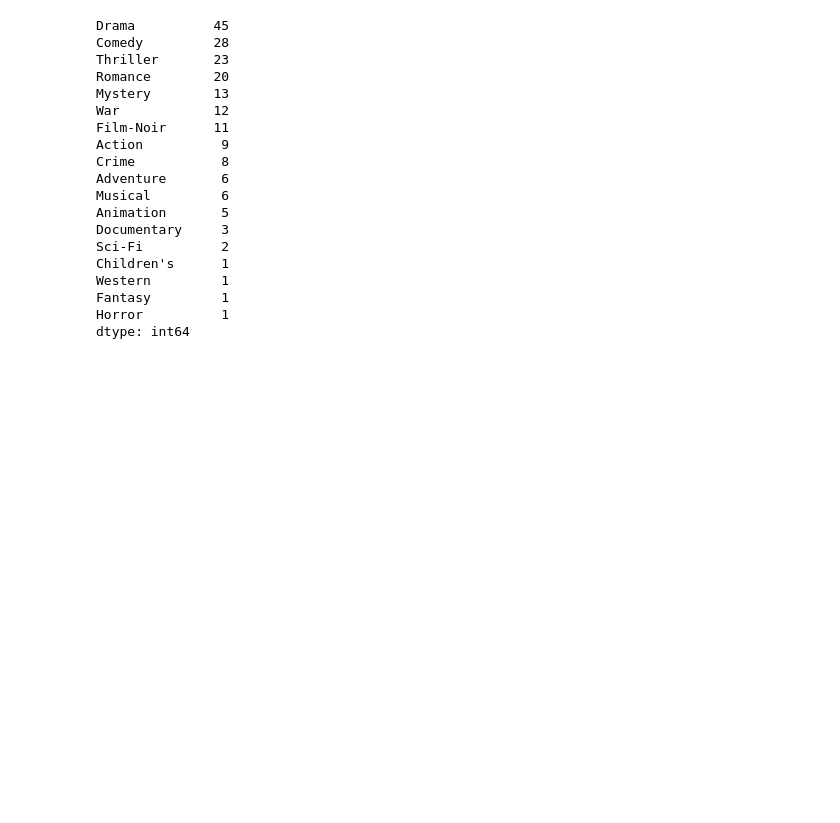
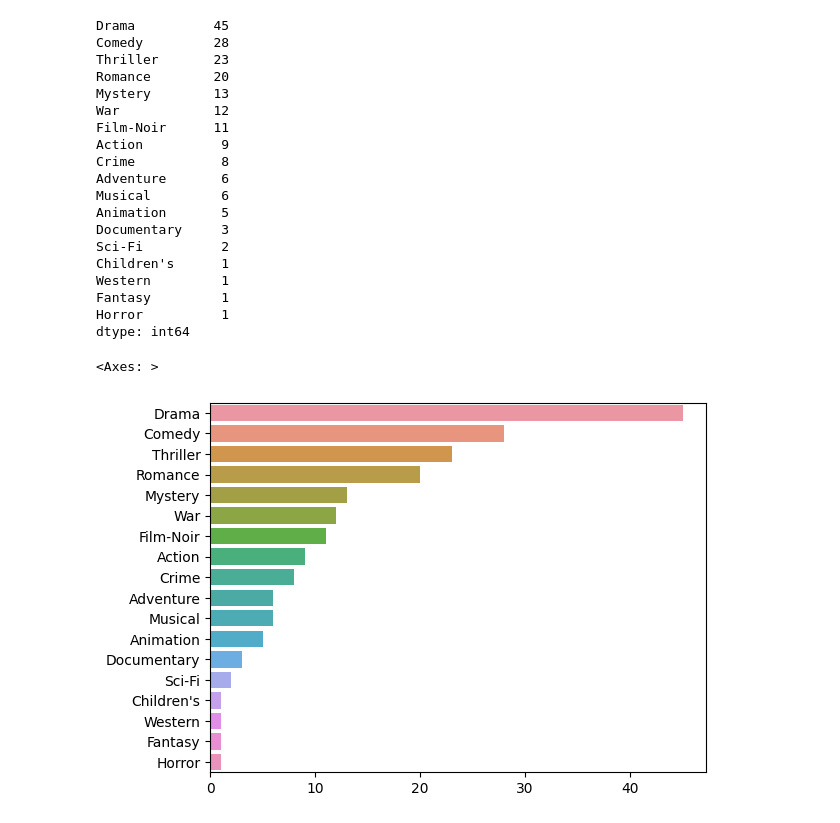
Before and after one commit to kim-dahun/python-study, a Jupyter notebook: py20_movielens.ipynb, the cells around one changed output. Drawn from its saved outputs; the diff is of its cells as text; code cells hidden in the pictures; blank space fills up the shorter version.

```diff
--- a/py20_movielens.ipynb
+++ b/py20_movielens.ipynb
@@ -703,3 +703,8 @@ Western         1
 Fantasy         1
 Horror          1
 dtype: int64
+# %%
+sns.barplot(y=genre_count.index, x=genre_count.values)
+# %% [output]
+<Axes: >
+[figure, added]
```
Also changed, not shown: parts of 14 cells of this notebook.
